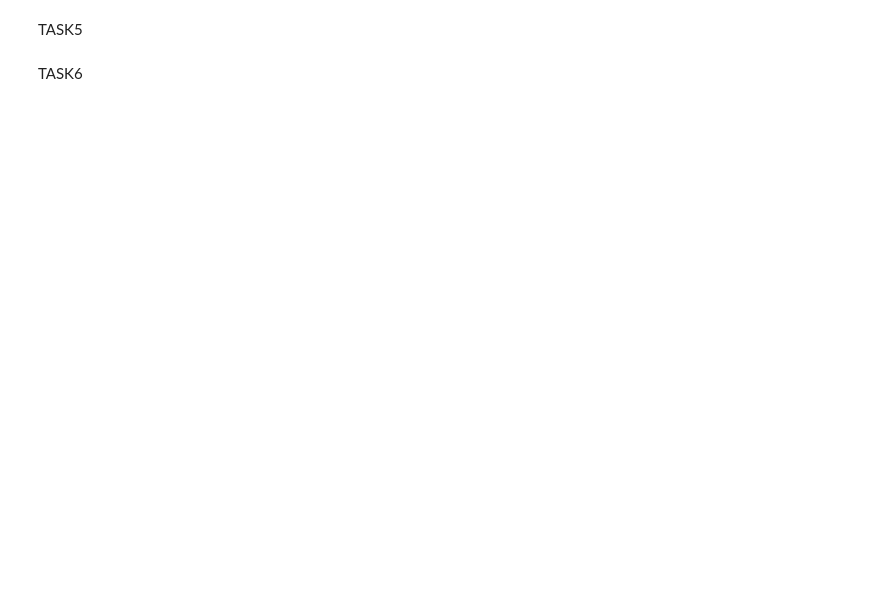
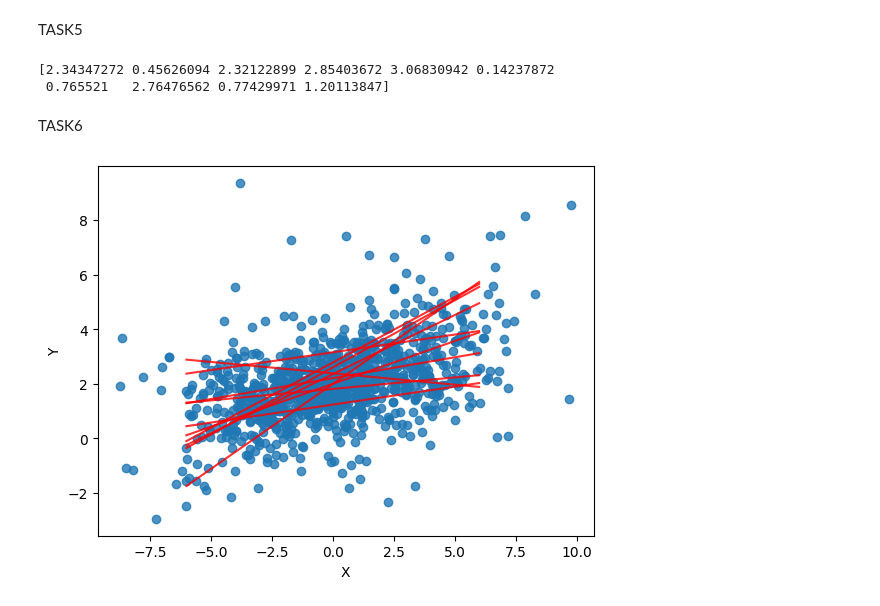
Before and after one commit to DanieloSendi/LaboratoryClasses_Data_Analitycs, a Jupyter notebook: Lab1_Random data visualisation and sampling/Lab1_Random_data_visualisation_and_sampling.ipynb, the cells around one changed output. Cells and saved outputs as stored; diff of their text form; code cells hidden in the pictures; blank space fills up the shorter version.

```diff
--- a/Lab1_Random data visualisation and sampling/Lab1_Random_data_visualisation_and_sampling.ipynb
+++ b/Lab1_Random data visualisation and sampling/Lab1_Random_data_visualisation_and_sampling.ipynb
@@ -62,4 +89,55 @@ TASK4
 # %% [markdown]
 TASK5
+# %%
+import numpy as np
+
+# Define parameters
+samples = 1000
+mean_alfa, std_alfa = 2, 1
+mean_beta, std_beta = 0.2, 0.2
+mean_x, std_x = 0, 3
+
+alfa = np.random.normal(mean_alfa, std_alfa, samples)
+beta = np.random.normal(mean_beta, std_beta, samples)
+x = np.random.normal(mean_x, std_x, samples)
+sigma = np.abs(np.random.normal(0, 1, samples))
+
+mi = alfa + beta*x
+
+y = np.random.normal(mi, sigma)
+
+print(y[:10])
+# %% [output]
+[2.34347272 0.45626094 2.32122899 2.85403672 3.06830942 0.14237872
+ 0.765521   2.76476562 0.77429971 1.20113847]
 # %% [markdown]
 TASK6
+# %%
+import numpy as np
+import matplotlib.pyplot as plt
+
+samples = 1000
+alfa = np.random.normal(2, 0.5, samples)
+beta = np.random.normal(0.2, 0.2, samples)
+x = np.random.normal(0, 3, samples)
+sigma = abs(np.random.normal(0, 1, samples))
+mi = alfa + beta*x
+y = np.random.normal(mi, sigma)
+
+# Plot the generated data points
+plt.scatter(x, y, alpha=0.8)
+
+# Plot the lines for each randomly sampled alfa and beta pair
+xs = np.linspace(-6, 6, 100)
+for i in range(10):
+    a = np.random.normal(2, 0.5)
+    b = np.random.normal(0.2, 0.2)
+    ys = a + b*xs
+    plt.plot(xs, ys, 'r-', alpha=0.8)
+
+# Add labels and legend to the plot
+plt.xlabel('X')
+plt.ylabel('Y')
+plt.show()
+# %% [output]
+[figure, added]
```
Also changed, not shown: parts of 5 cells of this notebook.
